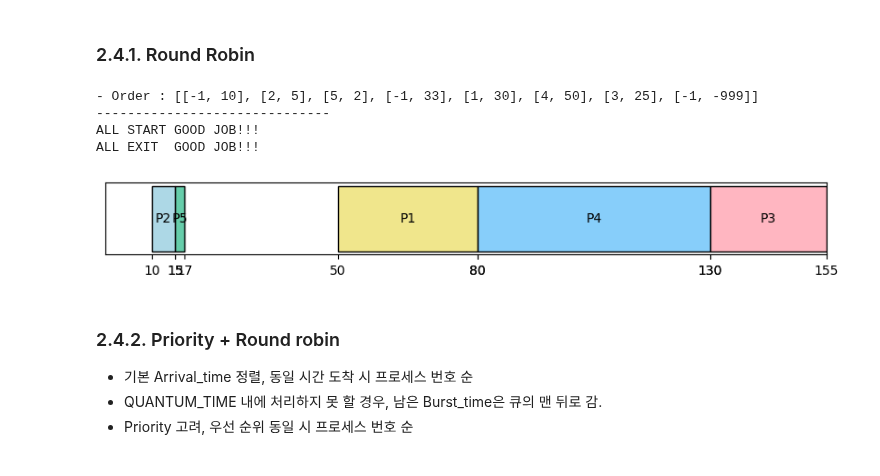
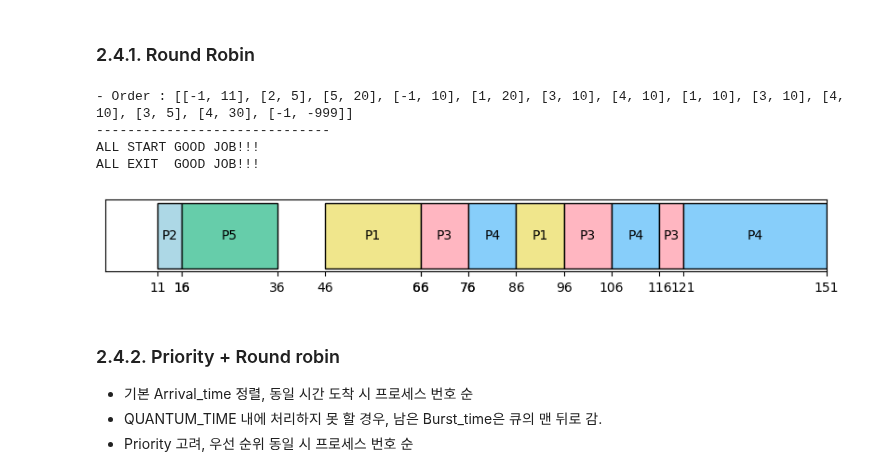
Before and after one commit to jiho264/2023os, a Jupyter notebook: homework01/homework01.ipynb, the cells around one changed output. Drawn from its saved outputs; the diff is of its cells as text; code cells hidden in the pictures.

```diff
--- a/homework01/homework01.ipynb
+++ b/homework01/homework01.ipynb
@@ -651,44 +651,47 @@ def RR(_list, _Displaying=True, _usr_quantum_time=_DEFAULT_QUANTUM_TIME_):
             # 노는 중
             if (_end_time < _now_time):
                 # take a rest 1sec == timer speed
-                _order.append([_NON_PROCESS_, 1])
+                if (is_complete(_queue)):
+                    _order.append([_NON_PROCESS_, 1])
                 _end_time += 1
-            # 현재 시간에 도착해있는 작업들 리스트업
 
             _queue = [job for job in _queue if job['Burst_time'] > 0]
+            # 현재 시간에 도착해있는 작업들 리스트업
             for _process in _list:
                 if (_process['Arrival_time'] == _now_time):
+                    # _arrival_list.append(_process)
                     _queue.append(_process)
 
             # _QUANTUM_TIME_ 마다 큐에서 스케쥴링
             # or 방금 전 오더가 대기 오더일 때 한 번 더 확인
             # or 빈 큐에 하나 들어왔을 때 확인
-            if (_now_time % _QUANTUM_TIME_ == 0 or _order[-1] == [_NON_PROCESS_, 1] or len(_queue)==1):
-                _queue.sort(key=lambda x: x['Num'])
+            if (_now_time % _QUANTUM_TIME_ == 0 or _order[-1] == [_NON_PROCESS_, 1]):
+                # _queue.sort(key=lambda x: x['Priority'])
                 for _process in _queue:
                     if (_process['Burst_time'] > 0):
                         if (_process['Burst_time'] > _QUANTUM_TIME_):
                             _order.append([_process['Num'], _QUANTUM_TIME_])
                             _end_time += _QUANTUM_TIME_
                             _process['Burst_time'] -= _QUANTUM_TIME_
                         else:
-                            _order.append([_process['Num'], _process['Burst_time']])
+                            _order.append(
+                                [_process['Num'], _process['Burst_time']])
                             _end_time += _process['Burst_time']
                             _process['Burst_time'] = 0
-
     _order = order_zip(_order)
     if (_Displaying == True):
         draw(_order, _Displaying)
     return _order
 
+
 _list = copy.deepcopy(_DATA_)
-_rr = RR(_list, True, 20)
+_tmp = RR(_list, True, 10)
 # %% [output]
-- Order : [[-1, 10], [2, 5], [5, 2], [-1, 33], [1, 30], [4, 50], [3, 25], [-1, -999]]
+- Order : [[-1, 11], [2, 5], [5, 20], [-1, 10], [1, 20], [3, 10], [4, 10], [1, 10], [3, 10], [4, 10], [3, 5], [4, 30], [-1, -999]]
 ------------------------------
 ALL START GOOD JOB!!!
 ALL EXIT  GOOD JOB!!!
-[figure, old version]
+[figure, new version]
 # %% [markdown]
 ### 2.4.2. Priority + Round robin
 - 기본 Arrival_time 정렬, 동일 시간 도착 시 프로세스 번호 순
```
Also changed, not shown: parts of 9 cells of this notebook, 1 other file.
